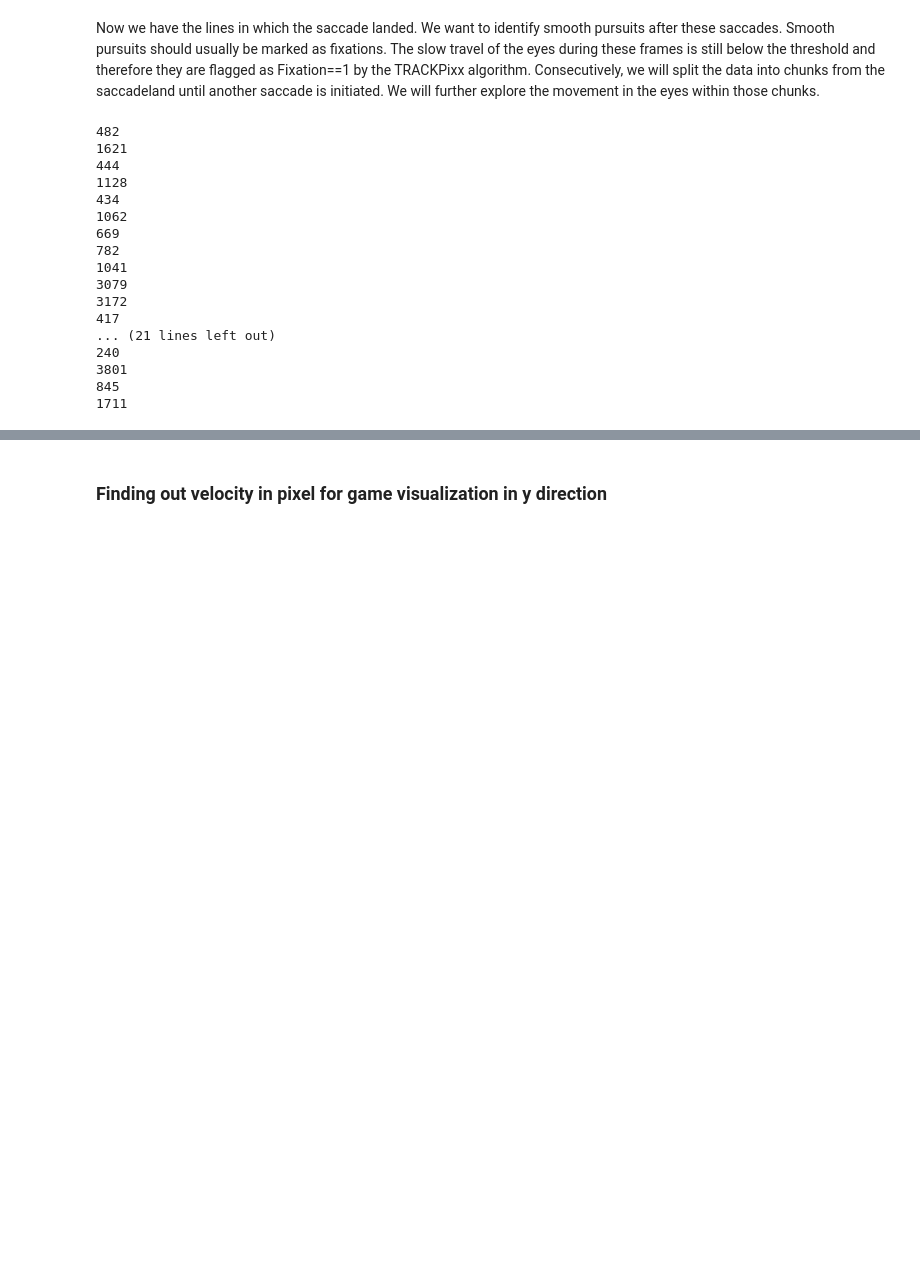
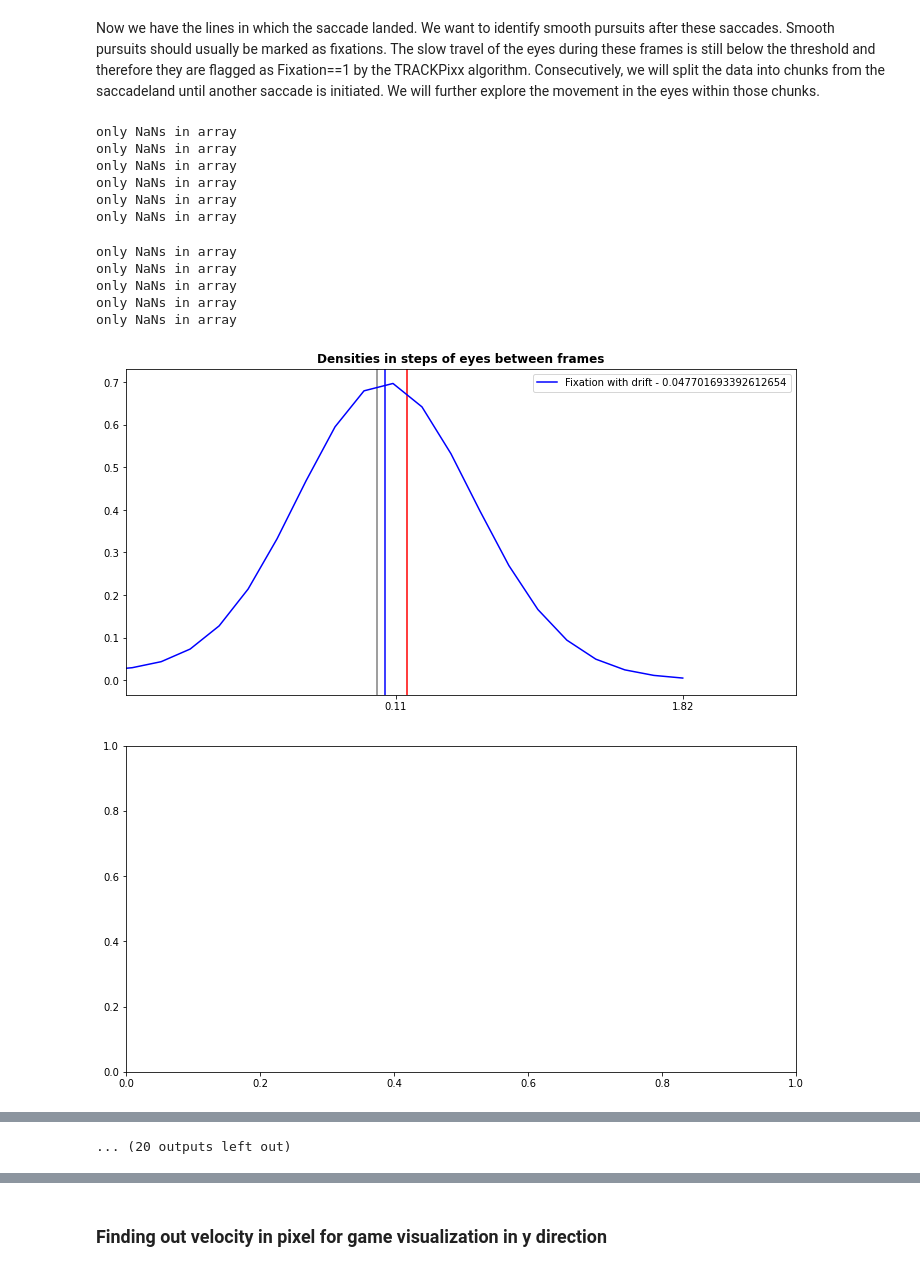
Before and after one commit to nilsheinrich/eye_movement_analysis_moonlander, a Jupyter notebook: identifying_action_goals.ipynb, the cells around one changed output, grey strips where cells are left out. Saved outputs shown, nothing was run; the diff lists cells and outputs as text; code cells hidden in the pictures; blank space fills up the shorter version.

```diff
--- a/identifying_action_goals.ipynb
+++ b/identifying_action_goals.ipynb
@@ -83,11 +83,3 @@ We hypothesize that action goals are strongly linked to visual attention. Theref
 Oculomotor control however combined top-down (action goal) and bottom-up (stimulus driven) processes. We have to identify action goals even when the eyes move somewhere else. Important is, that the eyes fixated on the action goal initially and the spaceship got closer and closer over time.
 # %% [markdown]
 Action goals might therefore be accompanied by a progressive (downwards) saccade and a short period of smooth pursuit (fixation at relative position) converging with the spaceship.
-# %%
-# condition for saccade landing site (last saccade frame)
-cond = (data.Saccade >= 1.0) & (data.Saccade.shift(-1) == 0.0)
-
-# have =1 everywhere condition applies and =0 where not
-data["saccadeland"] = np.where(cond, 1, 0)
-# %%
-sacclands = data[data["saccadeland"] == 1]
@@ -96,42 +90,76 @@ Now we have the lines in which the saccade landed. We want to identify smooth pu
 # %%
 mean_y_velocities = []
 sd_y_velocities = []
 
 for row_id, row in sacclands.iterrows():
     index = row_id+1
     # cut off all data in front
     tail = data.iloc[index+1:]
     # identify end index
     try:
         # when a saccade is initiated, that's when our chunk is sliced off
         end_index = tail[(tail.Saccade == 1)].index[0]
         sliced_data = data.iloc[index:end_index]
     except IndexError:
         # else until the end because we will apply nanmean therefore do not fear having all nans of the end in the chunk
         sliced_data = data.iloc[index:]
 
     steps_y = [i-j for i, j in zip(sliced_data.converging_eye_y_adjusted[:-1], sliced_data.converging_eye_y_adjusted[1:])]
 
     # plot KDE of steps_y
+    try:
+        # Grid
+        fig, ax = plt.subplots(figsize=(12, 6))
+
+        lbound = min(steps_y) - ((max(steps_y) - min(steps_y))*0.05)
+        ubound = max(steps_y) + ((max(steps_y) - min(steps_y))*0.05)
+
+        # instatiate KDEs
+        kde_init = np.linspace(lbound, ubound, 100)
+
+        kde = st.gaussian_kde(steps_y)
+
+        ax.set_title(f"Densities in steps of eyes between frames", fontdict={"fontweight": "bold"})
+
+        xaxis = np.linspace(lbound, ubound, 11)
+        ax.set_xticks(xaxis)
+
+        # plot boundaries
+        ax.set_xlim([-1.5, 2.5])
+
+        # determine point estimates and hdi bounds for 25% of probability mass
+        PE, _, hpdi_lbound, hpdi_ubound, samples = point_estimate(steps_y)
+
+        ax.axvline(0.18, color='red', alpha=1.0)  # ingame velocity in y-direction (computed below)
+        ax.axvline(PE, color='blue', alpha=1.0)  # actual point estimate
+        ax.axvline(0, color='black', alpha=0.5)  # different from origin?
+
+        smooth_pursuit_label = f"smooth pursuit - {PE}"
+        if 0.18 - PE > PE:
+            smooth_pursuit_label = f"Fixation with drift - {PE}"
+
+        # draw KDEs
+        ax.plot(kde_init, kde(kde_init), color='blue', label=smooth_pursuit_label)
+
+        ax.legend()
+    except ValueError:
+        print("only NaNs in array")
+
 
     #print(np.nanmean(steps_y))
     mean_y_velocities.append(np.nanmean(steps_y))
     sd_y_velocities.append(np.nanstd(steps_y))
 # %% [output]
-482
-1621
-444
-1128
-434
-1062
-669
-782
-1041
-3079
-3172
-417
-... (21 lines left out)
-240
-3801
-845
-1711
+only NaNs in array
+only NaNs in array
+only NaNs in array
+only NaNs in array
+only NaNs in array
+only NaNs in array
+only NaNs in array
+only NaNs in array
+only NaNs in array
+only NaNs in array
+only NaNs in array
+[figure, added]
+[figure, added]
@@ -138 +174,2 @@ for row_id, row in sacclands.iterrows():
+... (20 outputs left out)
 # %%
```
Also changed, not shown: parts of 15 cells of this notebook, 1 other file.
